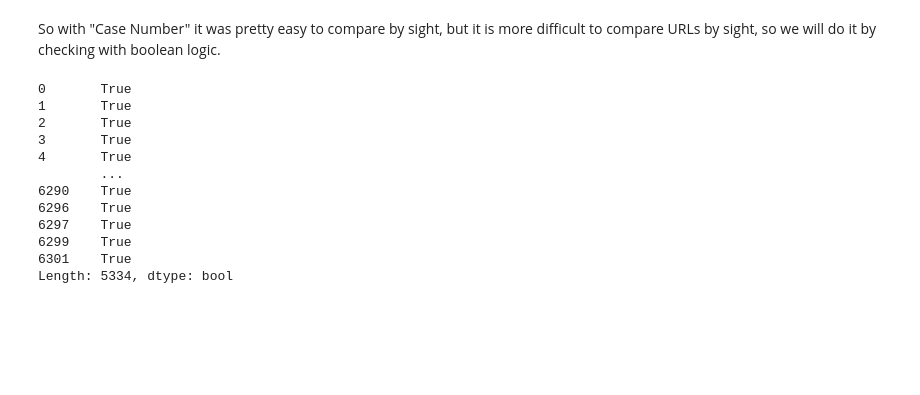
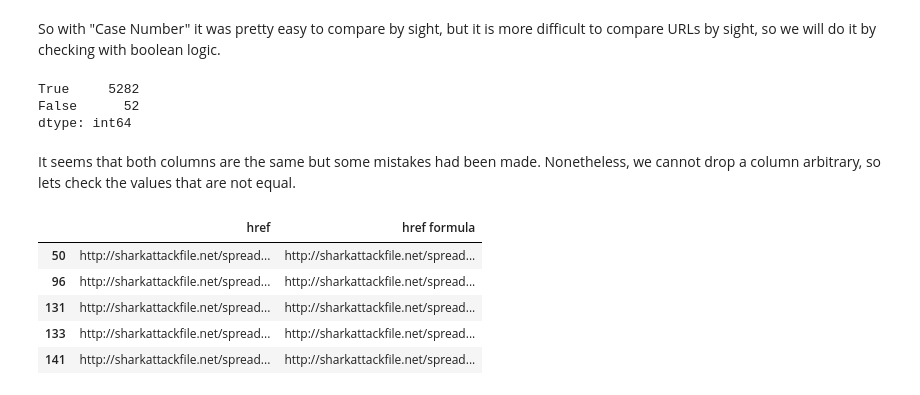
Before and after one commit to DavEst91/IH-W2-Global-Shark-Attacks, a Jupyter notebook: Cleaning_dataset.ipynb, the cells around one changed output. Drawn from its saved outputs; the diff is of its cells as text; code cells hidden in the pictures; blank space fills up the shorter version.

```diff
--- a/Cleaning_dataset.ipynb
+++ b/Cleaning_dataset.ipynb
@@ -111,17 +112,19 @@ cleaned_dataset=cleaned_dataset.drop(columns=['Case Number.1','Case Number.2'],
 # %% [markdown]
 So with "Case Number" it was pretty easy to compare by sight, but it is more difficult to compare URLs by sight, so we will do it by checking with boolean logic.
 # %%
-cleaned_dataset['href formula']==cleaned_dataset['href']
+(cleaned_dataset['href formula']==cleaned_dataset['href']).value_counts()
 # %% [output]
-0       True
-1       True
-2       True
-3       True
-4       True
-        ...
-6290    True
-6296    True
-6297    True
-6299    True
-6301    True
-Length: 5334, dtype: bool
+True     5282
+False      52
+dtype: int64
+# %% [markdown]
+It seems that both columns are the same but some mistakes had been made. Nonetheless, we cannot drop a column arbitrary, so lets check the values that are not equal.
+# %%
+cleaned_dataset[['href','href formula']].loc[cleaned_dataset['href']!=cleaned_dataset['href formula']].head()
+# %% [output]
+|  | href | href formula |
+| 50 | http://sharkattackfile.net/spread... | http://sharkattackfile.net/spread... |
+| 96 | http://sharkattackfile.net/spread... | http://sharkattackfile.net/spread... |
+| 131 | http://sharkattackfile.net/spread... | http://sharkattackfile.net/spread... |
+| 133 | http://sharkattackfile.net/spread... | http://sharkattackfile.net/spread... |
+| 141 | http://sharkattackfile.net/spread... | http://sharkattackfile.net/spread... |
```
Also changed, not shown: parts of 4 cells of this notebook, 1 other file.
